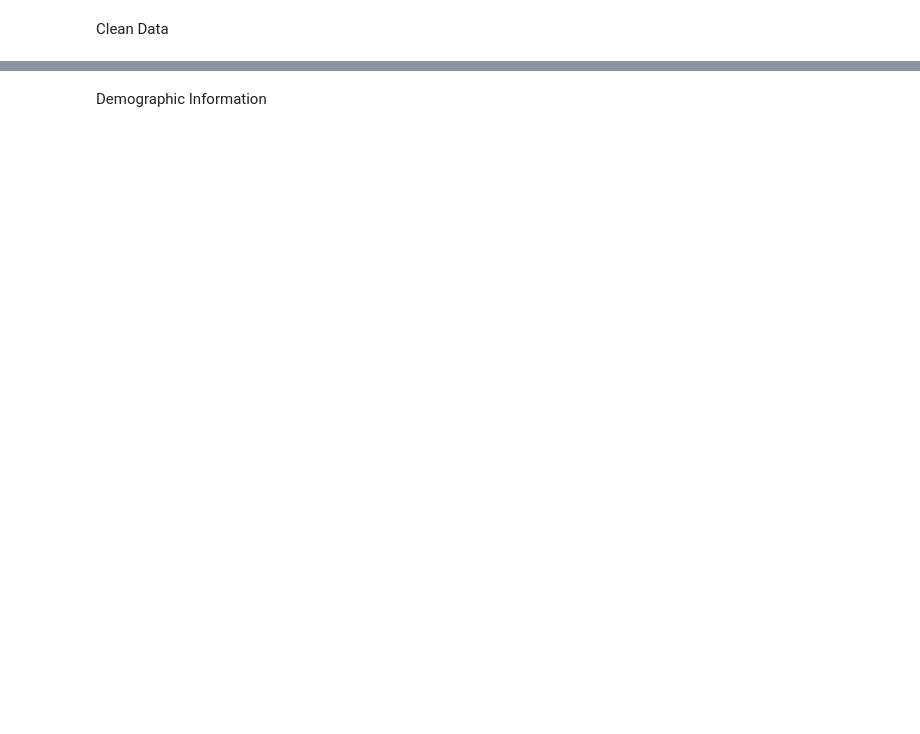
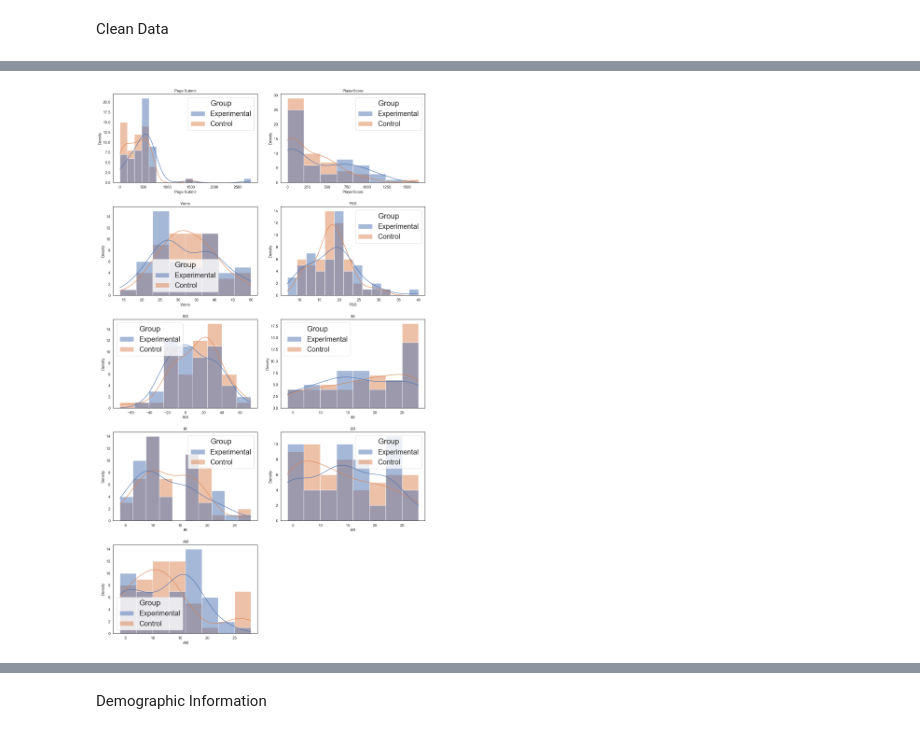
Before and after one commit to sophieneale/COGS164, a Jupyter notebook: 164vis.ipynb, the cells around one changed output, grey strips where cells are left out. Saved outputs shown, nothing was run; the diff lists cells and outputs as text; code cells hidden in the pictures; blank space fills up the shorter version.

```diff
--- a/164vis.ipynb
+++ b/164vis.ipynb
@@ -74,9 +91,9 @@ def float_convert(value):
     except:
         return np.nan
 
-num_cols = ['PSS', 'Worry', 'SIMS', 'IM', 'IR', 'ER', 'AM', 'PlayerScore', 'Page Submit']
+num_cols = ['PSS', 'Worry', 'IM', 'IR', 'ER', 'AM', 'PlayerScore', 'Page Submit']
 for col in num_cols:
     data[col] = data[col].apply(float_convert)
 # %%
 # Add column for self-determination scale based on the formula
-data = data.assign(SDI= 2*data["IM"]+data["IR"]-data["ER"]-2*data["AM"]).drop(labels= ['IM', 'IR', 'ER', 'AM'], axis=1)
+data = data.assign(SDI= 2*data["IM"]+data["IR"]-data["ER"]-2*data["AM"])
@@ -99,0 +100,27 @@ data
+# %%
+# Reorder columns for salience and create multi-index
+data = data[['StartDate', 'Group', 'Page Submit', 'PlayerScore', 'Worry', 'PSS', 'SDI', 'IM', 'IR', 'ER', 'AM',
+       'Q_Comfort', 'Q_Eat', 'Q_Exercise', 'Q_Sleep', 'Click Count', 'KeyResponses']]
+
+multi_index = [
+    ('Metadata', 'StartDate'),
+    ('Metadata', 'Group'),
+    ('Task', 'Page Submit'),
+    ('Task', 'PlayerScore'),
+    ('Psych', 'Worry'),
+    ('Psych', 'PSS'),
+    ('SIMS', 'SDI'),
+    ('SIMS', 'IM'),
+    ('SIMS', 'IR'),
+    ('SIMS', 'ER'),
+    ('SIMS', 'AM'),
+    ('Questions', 'Comfort'),
+    ('Questions', 'Eat'),
+    ('Questions', 'Exercise'),
+    ('Questions', 'Sleep'),
+    ('Interactions', 'Click Count'),
+    ('Interactions', 'KeyResponses')
+]
+
+# Assign MultiIndex to DataFrame columns
+data.columns = pd.MultiIndex.from_tuples(multi_index)
@@ -100,25 +138,31 @@ data
 # %%
+# Plot distributions of all numeric variables between groups
 def btwn_groups_plots(data, subplots, fig_size):
     v, h = subplots[:2]
     fig, axes = plt.subplots(v, h, figsize=fig_size)
-    label_size = 9
+    label_size =12
     i = 0
 
     if v * h == 1:
         axes = [axes]
     else:
         axes = axes.flatten()
 
-    for col in a_cols:
-        sns.histplot(data= data, x= col, ax=axes[i], hue= 'Group', kde= True, common_norm= True)
+    # Use second level of multi-index to index columns for plotting
+    data2 = data.droplevel(level=0, axis=1)
 
+    # Only plot numeric columns
+    for col in data[['Task', 'Psych', 'SIMS']].columns.get_level_values(1):
+        sns.histplot(data= data2, x= col, ax=axes[i], hue= 'Group', kde= True, common_norm= True)
         axes[i].set_title(col, fontsize=label_size)
         axes[i].set_xlabel(col, fontsize=label_size)
         axes[i].set_ylabel('Density', fontsize=label_size)
         axes[i].tick_params(axis="both", labelsize=label_size)
         i += 1
+
     fig.delaxes(axes[-1])
-    fig.delaxes(axes[-2])
     plt.tight_layout()
 
-btwn_groups_plots(data, [len(num_cols)//2+1, 2, 1], [15, 30])
+btwn_groups_plots(data, [len(num_cols)//2+1, 2, 1], [15, 25])
+# %% [output]
+[figure, added]
```
Also changed, not shown: parts of 21 cells of this notebook.
